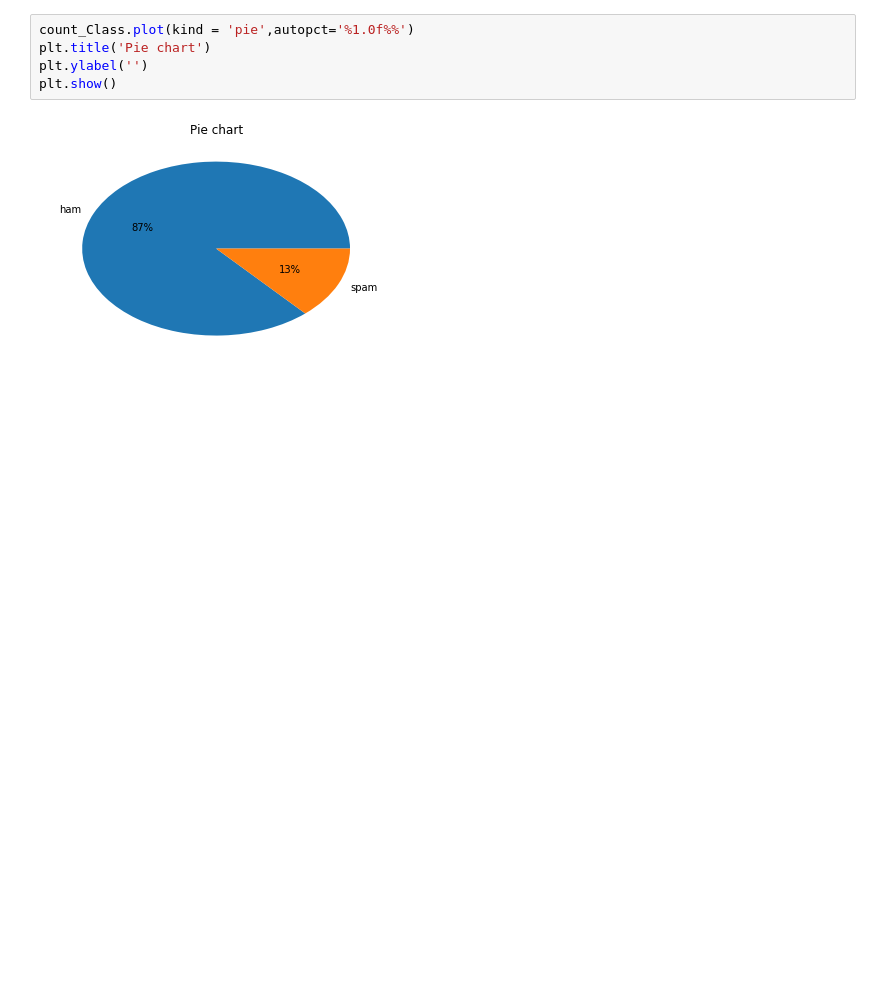
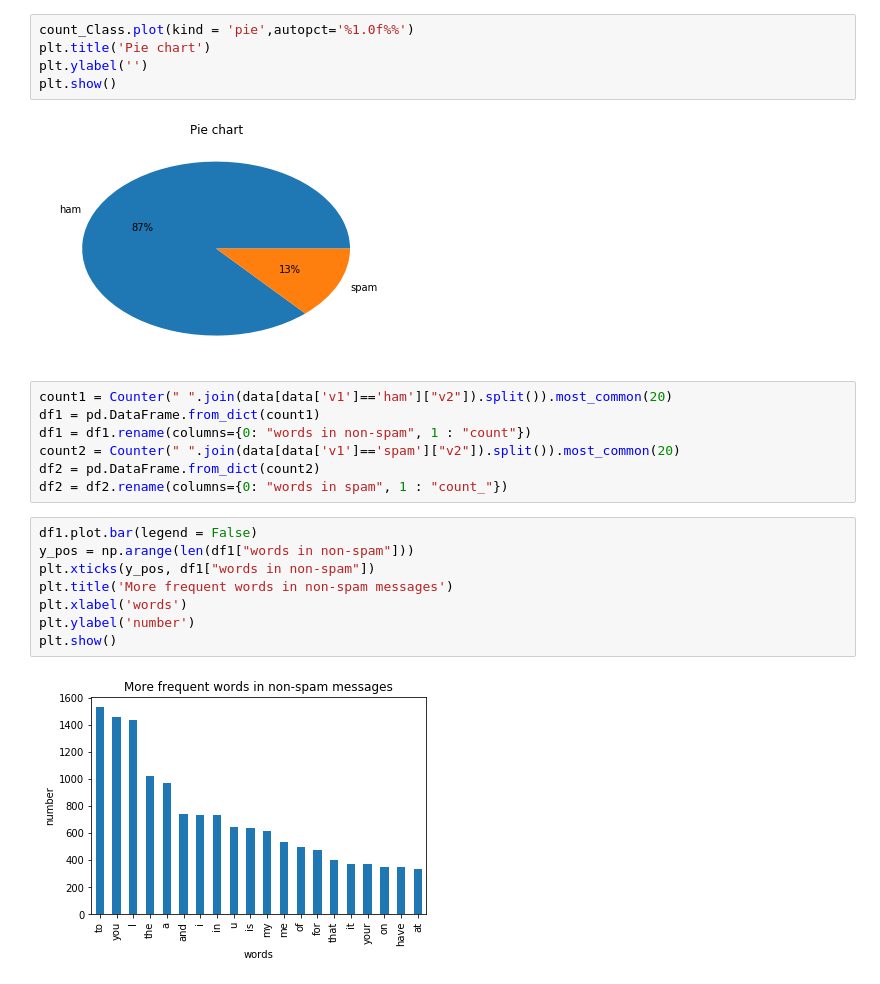
Before and after one commit to katreparitosh/SMS-Spam-Detection, a Jupyter notebook: spam-detection.ipynb, the cells around one changed output. Saved outputs shown, nothing was run; the diff lists cells and outputs as text; blank space fills up the shorter version.

```diff
--- a/spam-detection.ipynb
+++ b/spam-detection.ipynb
@@ -37,3 +37,20 @@ plt.ylabel('')
 plt.show()
 # %% [output]
 [figure]
+# %%
+count1 = Counter(" ".join(data[data['v1']=='ham']["v2"]).split()).most_common(20)
+df1 = pd.DataFrame.from_dict(count1)
+df1 = df1.rename(columns={0: "words in non-spam", 1 : "count"})
+count2 = Counter(" ".join(data[data['v1']=='spam']["v2"]).split()).most_common(20)
+df2 = pd.DataFrame.from_dict(count2)
+df2 = df2.rename(columns={0: "words in spam", 1 : "count_"})
+# %%
+df1.plot.bar(legend = False)
+y_pos = np.arange(len(df1["words in non-spam"]))
+plt.xticks(y_pos, df1["words in non-spam"])
+plt.title('More frequent words in non-spam messages')
+plt.xlabel('words')
+plt.ylabel('number')
+plt.show()
+# %% [output]
+[figure, added]
```
Also changed, not shown: parts of 1 cell of this notebook.
